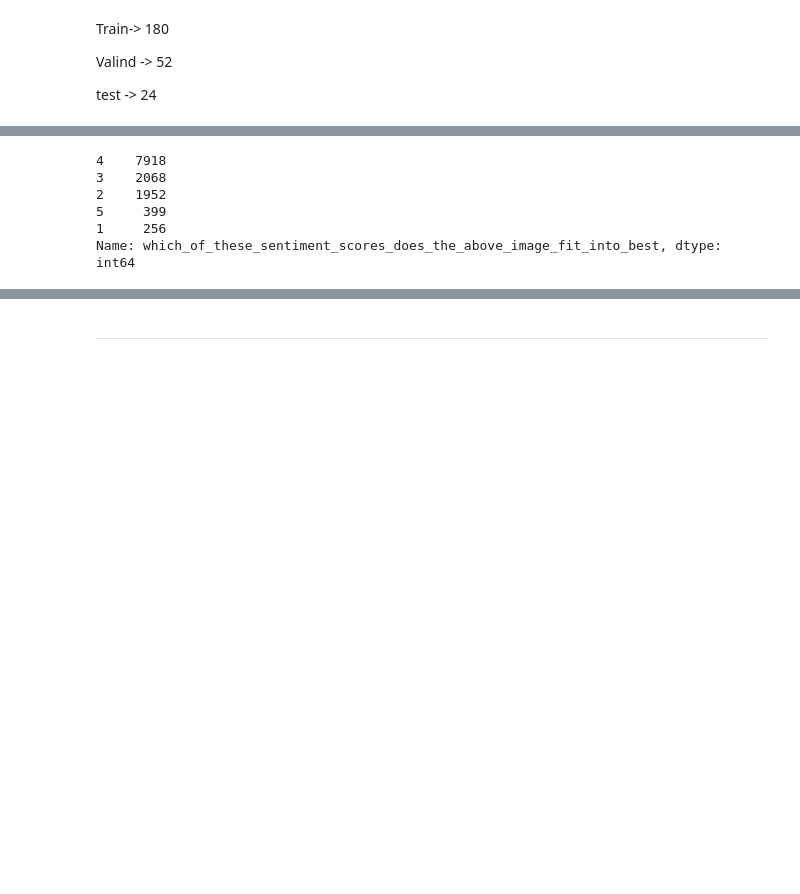
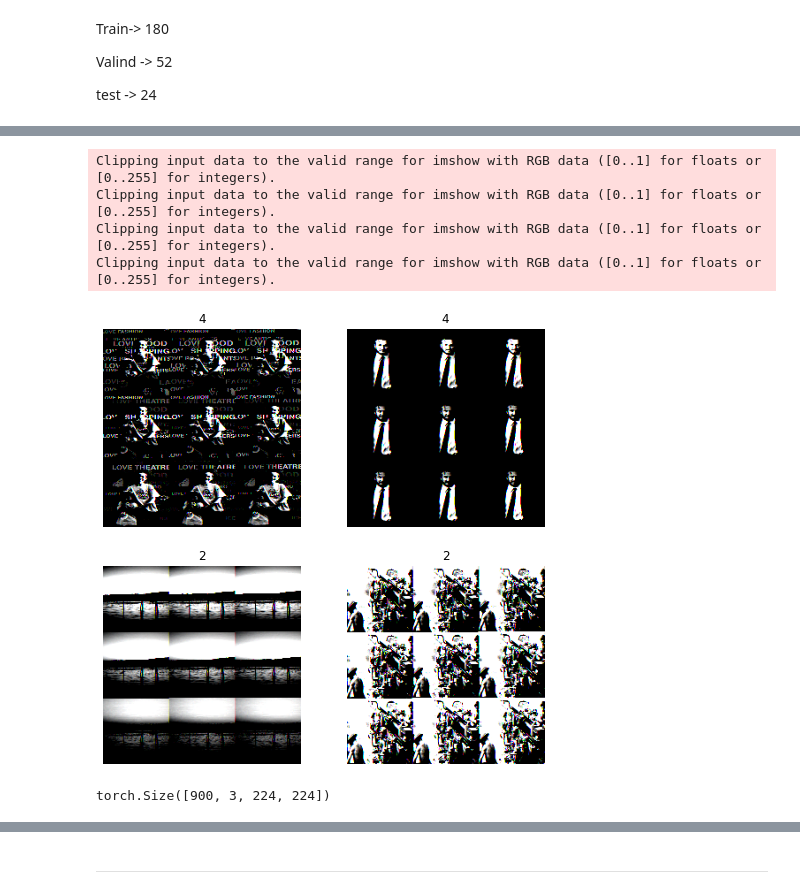
Before and after one commit to juan-p-b/Reto_WhaleAndJaguar, a Jupyter notebook: Reto_WhaleAndJaguar.ipynb, the cells around one changed output, grey strips where cells are left out. Drawn from its saved outputs; the diff is of its cells as text; code cells hidden in the pictures; blank space fills up the shorter version.

```diff
--- a/Reto_WhaleAndJaguar.ipynb
+++ b/Reto_WhaleAndJaguar.ipynb
@@ -251,9 +234,0 @@ Y = data.replace(emotions_code)['which_of_these_sentiment_scores_does_the_above_
-# %%
-Y.value_counts()
-# %% [output]
-4    7918
-3    2068
-2    1952
-5     399
-1     256
-Name: which_of_these_sentiment_scores_does_the_above_image_fit_into_best, dtype: int64
@@ -259,0 +256,44 @@ Name: which_of_these_sentiment_scores_does_the_above_image_fit_into_best, dtype:
+# %%
+X_valid = []
+Y_valid = []
+data_reduce_encode =  data_reduce.replace(emotions_code)
+
+for train_file in tqdm.tqdm(Valid_list):
+
+  path_file = path_image+'/{}.jpg'.format(train_file)
+  y1= data_reduce_encode[data_reduce_encode['_unit_id']== train_file]['which_of_these_sentiment_scores_does_the_above_image_fit_into_best'].values[0]
+  Y_valid.append( y1 )
+  try:
+    X_valid.append( np.array(data_transform(Image.open(path_file))))
+  except:
+    X_valid.append( np.array(data_transform_BN(Image.open(path_file))))
+# %%
+X_test = []
+Y_test = []
+data_reduce_encode =  data_reduce.replace(emotions_code)
+
+for train_file in tqdm.tqdm(Test_list):
+
+  path_file = path_image+'/{}.jpg'.format(train_file)
+  y1= data_reduce_encode[data_reduce_encode['_unit_id']== train_file]['which_of_these_sentiment_scores_does_the_above_image_fit_into_best'].values[0]
+  Y_test.append( y1 )
+  try:
+    X_test.append( np.array(data_transform(Image.open(path_file))))
+  except:
+    X_test.append( np.array(data_transform_BN(Image.open(path_file))))
+# %%
+import matplotlib.pyplot as plt
+
+fig = plt.figure(figsize=(8,8))
+for i in range(4):
+  plt.subplot(2,2,i+1)
+  plt.imshow(X_test[i*15].reshape(224,224,3))
+  plt.title(Y_test[i*15])
+  plt.axis(False)
+plt.show()
+# %% [output]
+Clipping input data to the valid range for imshow with RGB data ([0..1] for floats or [0..255] for integers).
+Clipping input data to the valid range for imshow with RGB data ([0..1] for floats or [0..255] for integers).
+Clipping input data to the valid range for imshow with RGB data ([0..1] for floats or [0..255] for integers).
+Clipping input data to the valid range for imshow with RGB data ([0..1] for floats or [0..255] for integers).
+[figure, added]
@@ -259,0 +303,13 @@ Name: which_of_these_sentiment_scores_does_the_above_image_fit_into_best, dtype:
+# %%
+X_train = Variable(torch.from_numpy(np.array(X_train))).float()
+Y_train = Variable(torch.from_numpy(np.array(Y_train))).long()
+
+X_valid = Variable(torch.from_numpy(np.array(X_valid))).float()
+Y_valid = Variable(torch.from_numpy(np.array(Y_valid))).long()
+
+X_test = Variable(torch.from_numpy(np.array(X_test))).float()
+Y_test = Variable(torch.from_numpy(np.array(Y_test))).long()
+
+X_train.data.size()
+# %% [output]
+torch.Size([900, 3, 224, 224])
```
Also changed, not shown: parts of 35 cells of this notebook, 2 other files.
